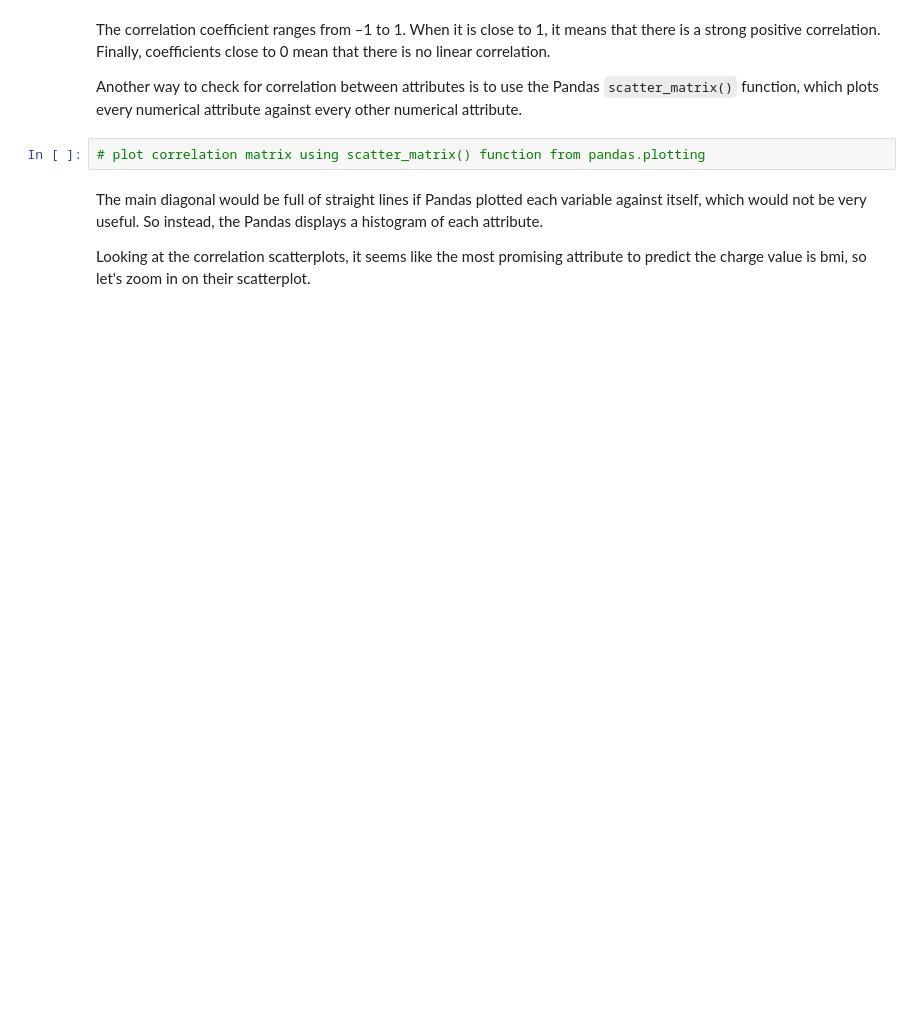
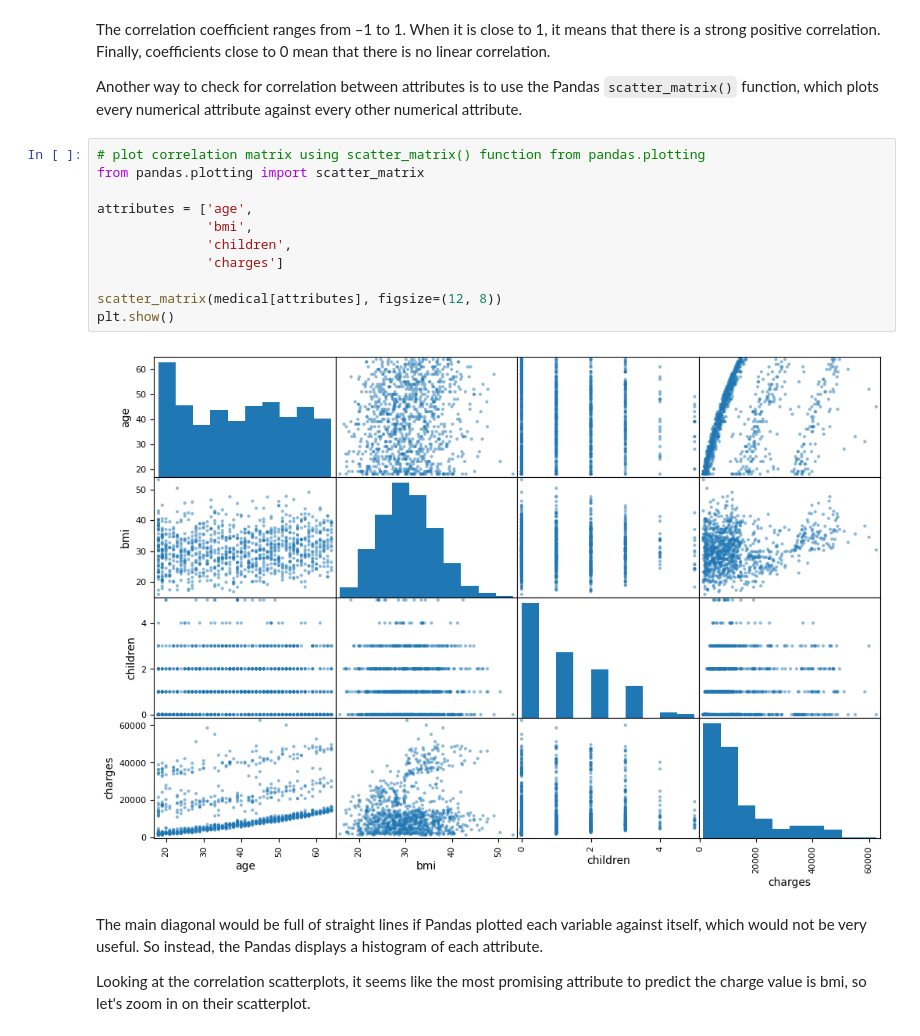
Before and after one commit to jluover9000/Spring2024_SENG474_ML_Course, a Jupyter notebook: Assignment1/1_medical_costs_post.ipynb, the cells around one changed output. Cells and saved outputs as stored; diff of their text form; blank space fills up the shorter version.

```diff
--- a/Assignment1/1_medical_costs_post.ipynb
+++ b/Assignment1/1_medical_costs_post.ipynb
@@ -193,6 +223,17 @@ Pandas `scatter_matrix()` function, which plots every numerical
 attribute against every other numerical attribute.
 # %%
 # plot correlation matrix using scatter_matrix() function from pandas.plotting
+from pandas.plotting import scatter_matrix
+
+attributes = ['age',
+              'bmi',
+              'children',
+              'charges']
+
+scatter_matrix(medical[attributes], figsize=(12, 8))
+plt.show()
+# %% [output]
+[figure, added]
 # %% [markdown]
 The main diagonal would be full of straight lines if Pandas plotted each
 variable against itself, which would not be very useful. So instead, the
```
Also changed, not shown: parts of 19 cells of this notebook.
